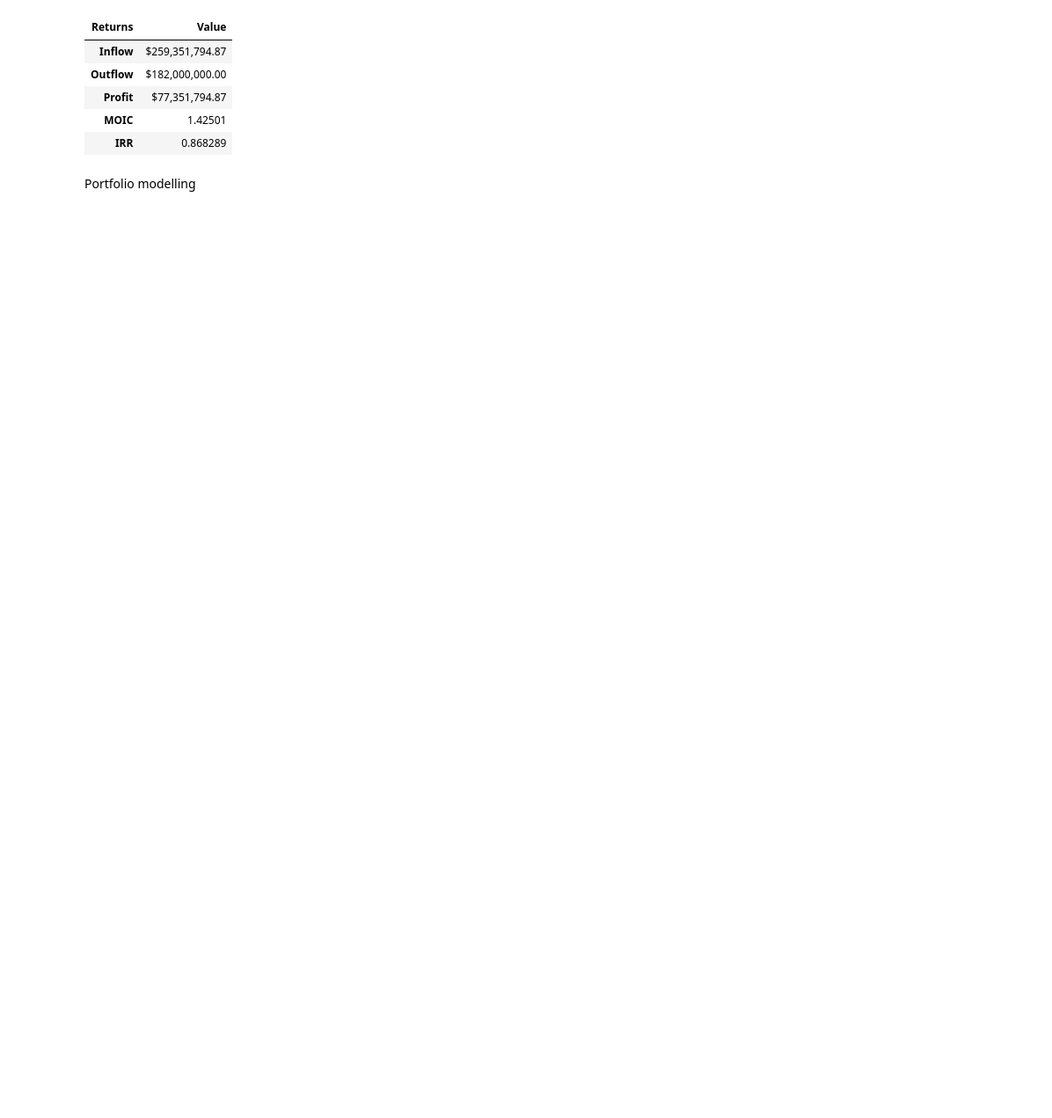
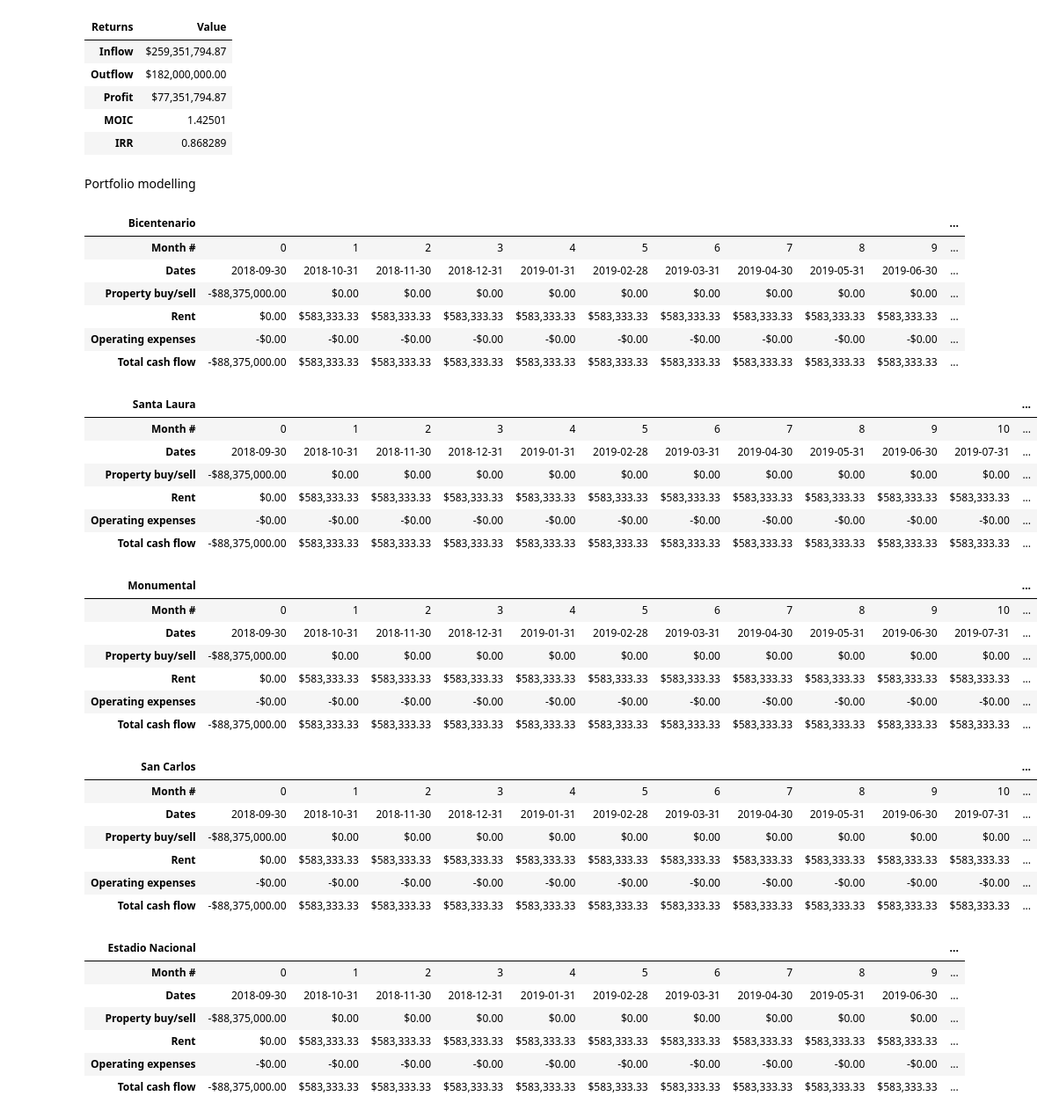
Before and after one commit to ggrillo93/financial-modelling, a Jupyter notebook: Testing.ipynb, the cells around one changed output. Shown at 88% size. Drawn from its saved outputs; the diff is of its cells as text; code cells hidden in the pictures; blank space fills up the shorter version.

```diff
--- a/Testing.ipynb
+++ b/Testing.ipynb
@@ -52,3 +52,5 @@ viewret(*ret)
 | IRR | 0.868289 |
 # %% [markdown]
 Portfolio modelling
+# %%
+curves = glob('*.xlsx')
@@ -55,21 +64,61 @@ Portfolio modelling
+# %%
+emonths = [3]
+for i in range(1, 11):
+    emonths.append(emonths[i-1] +2)
 # %%
-sdate = np.datetime64('2018-09-30')
-bcaps = np.ones(4)*0.08
-scaps = np.ones(4)*0.065
-emonths = [4, 5, 6, 7]
-fyrrents = np.ones(4)*35e6/4.
-rentincs = np.zeros(4)
-incperiods = np.ones(4)
-ltvs = np.ones(4)*0.6
+scaps = np.ones(nprop)*0.065
+emonths
+emonths = [3, 5, 7, 9, 11, 13, 15]
+fyrrents = np.ones(nprop)*35e6/nprop
+rentincs = np.ones(nprop)/100.
+incperiods = np.ones(nprop)
+ltvs = np.ones(nprop)*0.55
 lfee = 0.01
 r0 = 0.025
-libor = (np.linspace(0, 10, 11)*0.05 + np.ones(11)*1.95)/100.
-acosts = np.ones(4)*1e-2
-ecosts = np.ones(4)*5e-2
-fyroexps = np.zeros(4)
-oexpincs = np.zeros(4)
+# libor = (np.linspace(0, 15, 16)*0.05 + np.ones(16)*1.95)/100.
+acosts = np.ones(nprop)*1e-2
+ecosts = np.ones(nprop)*5e-2
+fyroexps = np.zeros(nprop)
+oexpincs = np.zeros(nprop)
 aperiod = np.inf
 aintrate = 0.
 repprem = 1.2
-alldates, amort, allcf, debt, totcf = portcf(sdate, bcaps, scaps, emonths, fyrrents, rentincs, incperiods, ltvs, lfee, r0, libor, acosts, ecosts, fyroexps, oexpincs, aperiod, aintrate, repprem)
+names = ['200 Aurora Way', '9950 Wakeman Drive', '1900 SW 44th Ave.', '100 Center Ave N', '215 Mill Street SW', '1090 Pacific Ave', '1600 2nd Street NE',
+         '3000 Tremont Road', '8700 W Doe Ave', '10401 Bunsen Way', '660 National Turnpike']
+alldates, amort, propcf, interest, loanpay, debt = portcf(names, sdate, bcaps, scaps, emonths, fyrrents, rentincs, incperiods, ltvs, lfee, r0, libor, acosts, ecosts, fyroexps, oexpincs, aperiod, aintrate, repprem)
 # %% [output]
+| Bicentenario |  |  |  |  |  |  |  |  |  |  | ... |
+| Month # | 0 | 1 | 2 | 3 | 4 | 5 | 6 | 7 | 8 | 9 | ... |
+| Dates | 2018-09-30 | 2018-10-31 | 2018-11-30 | 2018-12-31 | 2019-01-31 | 2019-02-28 | 2019-03-31 | 2019-04-30 | 2019-05-31 | 2019-06-30 | ... |
+| Property buy/sell | -$88,375,000.00 | $0.00 | $0.00 | $0.00 | $0.00 | $0.00 | $0.00 | $0.00 | $0.00 | $0.00 | ... |
+| Rent | $0.00 | $583,333.33 | $583,333.33 | $583,333.33 | $583,333.33 | $583,333.33 | $583,333.33 | $583,333.33 | $583,333.33 | $583,333.33 | ... |
+| Operating expenses | -$0.00 | -$0.00 | -$0.00 | -$0.00 | -$0.00 | -$0.00 | -$0.00 | -$0.00 | -$0.00 | -$0.00 | ... |
+| Total cash flow | -$88,375,000.00 | $583,333.33 | $583,333.33 | $583,333.33 | $583,333.33 | $583,333.33 | $583,333.33 | $583,333.33 | $583,333.33 | $583,333.33 | ... |
+| Santa Laura |  |  |  |  |  |  |  |  |  |  |  | ... |
+| Month # | 0 | 1 | 2 | 3 | 4 | 5 | 6 | 7 | 8 | 9 | 10 | ... |
+| Dates | 2018-09-30 | 2018-10-31 | 2018-11-30 | 2018-12-31 | 2019-01-31 | 2019-02-28 | 2019-03-31 | 2019-04-30 | 2019-05-31 | 2019-06-30 | 2019-07-31 | ... |
+| Property buy/sell | -$88,375,000.00 | $0.00 | $0.00 | $0.00 | $0.00 | $0.00 | $0.00 | $0.00 | $0.00 | $0.00 | $0.00 | ... |
+| Rent | $0.00 | $583,333.33 | $583,333.33 | $583,333.33 | $583,333.33 | $583,333.33 | $583,333.33 | $583,333.33 | $583,333.33 | $583,333.33 | $583,333.33 | ... |
+| Operating expenses | -$0.00 | -$0.00 | -$0.00 | -$0.00 | -$0.00 | -$0.00 | -$0.00 | -$0.00 | -$0.00 | -$0.00 | -$0.00 | ... |
+| Total cash flow | -$88,375,000.00 | $583,333.33 | $583,333.33 | $583,333.33 | $583,333.33 | $583,333.33 | $583,333.33 | $583,333.33 | $583,333.33 | $583,333.33 | $583,333.33 | ... |
+| Monumental |  |  |  |  |  |  |  |  |  |  |  | ... |
+| Month # | 0 | 1 | 2 | 3 | 4 | 5 | 6 | 7 | 8 | 9 | 10 | ... |
+| Dates | 2018-09-30 | 2018-10-31 | 2018-11-30 | 2018-12-31 | 2019-01-31 | 2019-02-28 | 2019-03-31 | 2019-04-30 | 2019-05-31 | 2019-06-30 | 2019-07-31 | ... |
+| Property buy/sell | -$88,375,000.00 | $0.00 | $0.00 | $0.00 | $0.00 | $0.00 | $0.00 | $0.00 | $0.00 | $0.00 | $0.00 | ... |
+| Rent | $0.00 | $583,333.33 | $583,333.33 | $583,333.33 | $583,333.33 | $583,333.33 | $583,333.33 | $583,333.33 | $583,333.33 | $583,333.33 | $583,333.33 | ... |
+| Operating expenses | -$0.00 | -$0.00 | -$0.00 | -$0.00 | -$0.00 | -$0.00 | -$0.00 | -$0.00 | -$0.00 | -$0.00 | -$0.00 | ... |
+| Total cash flow | -$88,375,000.00 | $583,333.33 | $583,333.33 | $583,333.33 | $583,333.33 | $583,333.33 | $583,333.33 | $583,333.33 | $583,333.33 | $583,333.33 | $583,333.33 | ... |
+| San Carlos |  |  |  |  |  |  |  |  |  |  |  | ... |
+| Month # | 0 | 1 | 2 | 3 | 4 | 5 | 6 | 7 | 8 | 9 | 10 | ... |
+| Dates | 2018-09-30 | 2018-10-31 | 2018-11-30 | 2018-12-31 | 2019-01-31 | 2019-02-28 | 2019-03-31 | 2019-04-30 | 2019-05-31 | 2019-06-30 | 2019-07-31 | ... |
+| Property buy/sell | -$88,375,000.00 | $0.00 | $0.00 | $0.00 | $0.00 | $0.00 | $0.00 | $0.00 | $0.00 | $0.00 | $0.00 | ... |
+| Rent | $0.00 | $583,333.33 | $583,333.33 | $583,333.33 | $583,333.33 | $583,333.33 | $583,333.33 | $583,333.33 | $583,333.33 | $583,333.33 | $583,333.33 | ... |
+| Operating expenses | -$0.00 | -$0.00 | -$0.00 | -$0.00 | -$0.00 | -$0.00 | -$0.00 | -$0.00 | -$0.00 | -$0.00 | -$0.00 | ... |
+| Total cash flow | -$88,375,000.00 | $583,333.33 | $583,333.33 | $583,333.33 | $583,333.33 | $583,333.33 | $583,333.33 | $583,333.33 | $583,333.33 | $583,333.33 | $583,333.33 | ... |
+| Estadio Nacional |  |  |  |  |  |  |  |  |  |  | ... |
+| Month # | 0 | 1 | 2 | 3 | 4 | 5 | 6 | 7 | 8 | 9 | ... |
+| Dates | 2018-09-30 | 2018-10-31 | 2018-11-30 | 2018-12-31 | 2019-01-31 | 2019-02-28 | 2019-03-31 | 2019-04-30 | 2019-05-31 | 2019-06-30 | ... |
+| Property buy/sell | -$88,375,000.00 | $0.00 | $0.00 | $0.00 | $0.00 | $0.00 | $0.00 | $0.00 | $0.00 | $0.00 | ... |
+| Rent | $0.00 | $583,333.33 | $583,333.33 | $583,333.33 | $583,333.33 | $583,333.33 | $583,333.33 | $583,333.33 | $583,333.33 | $583,333.33 | ... |
+| Operating expenses | -$0.00 | -$0.00 | -$0.00 | -$0.00 | -$0.00 | -$0.00 | -$0.00 | -$0.00 | -$0.00 | -$0.00 | ... |
+| Total cash flow | -$88,375,000.00 | $583,333.33 | $583,333.33 | $583,333.33 | $583,333.33 | $583,333.33 | $583,333.33 | $583,333.33 | $583,333.33 | $583,333.33 | ... |
```
Also changed, not shown: parts of 26 cells of this notebook, 5 other files.
